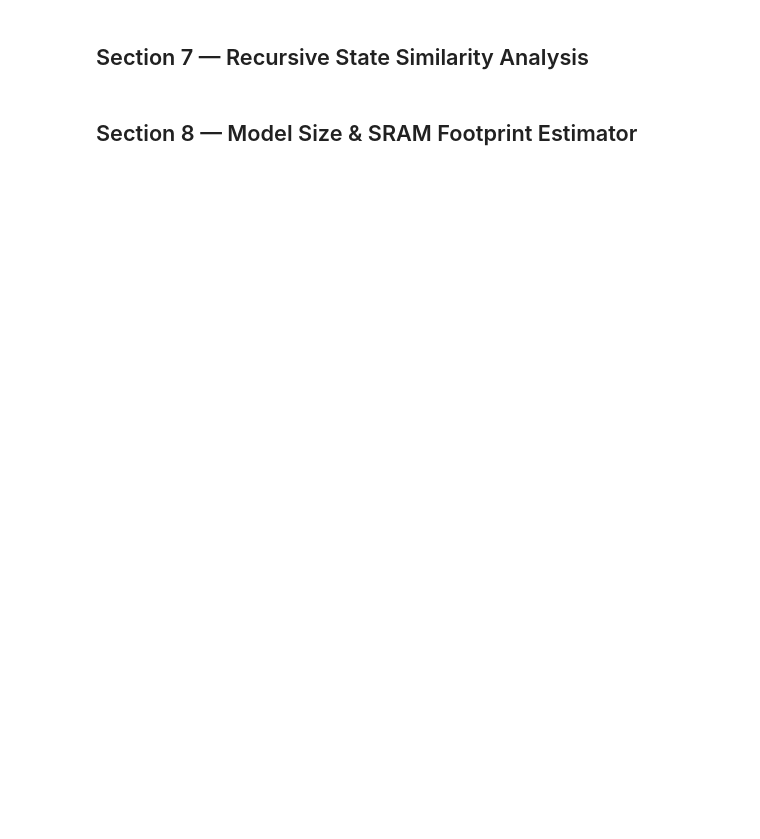
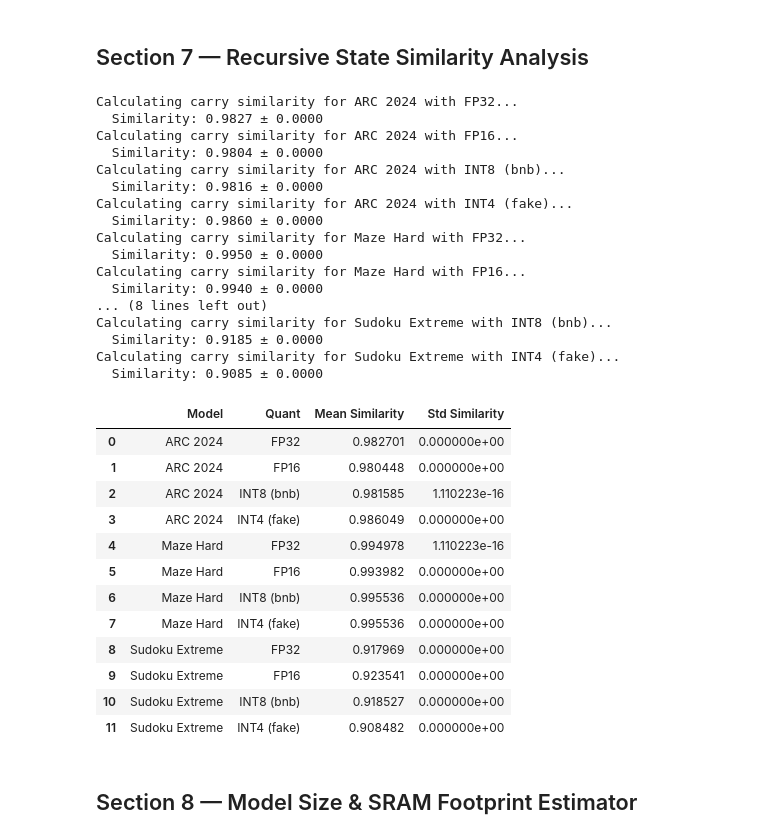
Before and after one commit to Seqaeon/EdgeTRM, a Jupyter notebook: edge-trm-consolidated.ipynb, the cells around one changed output. Cells and saved outputs as stored; diff of their text form; code cells hidden in the pictures; blank space fills up the shorter version.

```diff
--- a/edge-trm-consolidated.ipynb
+++ b/edge-trm-consolidated.ipynb
@@ -216,13 +265,17 @@ def load_trm_model(name, checkpoint_path, config_dict):
     if 'model' in state_dict:
         state_dict = state_dict['model']
 
-    unwanted_prefix = '_orig_mod.model.'
     clean_state_dict = {}
     for k, v in state_dict.items():
-        if k.startswith(unwanted_prefix):
-            clean_state_dict[k[len(unwanted_prefix):]] = v
-        else:
-            clean_state_dict[k] = v
+        new_key = k
+        while True:
+            if new_key.startswith('_orig_mod.'):
+                new_key = new_key[len('_orig_mod.'):]
+            elif new_key.startswith('model.'):
+                new_key = new_key[len('model.'):]
+            else:
+                break
+        clean_state_dict[new_key] = v
 
     # Robust resizing of the puzzle embedding weights to preserve learned parameters
     puzzle_emb_name = "inner.puzzle_emb.weights"
@@ -300,7 +360,7 @@ def build_loader(dir_path, batch_size=64):
     return loader
 
 loader_arc = build_loader("./data/arc2test-aug-128/test")
-loader_maze = build_loader("./data/maze-hard/test")
+loader_maze = build_loader("./data/maze-30x30-hard-1k/test")
 loader_sudoku = build_loader("./data/sudoku-extreme-full/test", batch_size=512)
 # %% [markdown]
 ## Section 4 — Model-Specific Evaluators & Seed-loop Wrapper
@@ -549,7 +609,7 @@ def evaluate_batch_trm(mdl, loader, device, n_sup_max=16, max_batches=None, retu
     else:
         return pass_1_acc, cell_acc, ms_per_puzzle, total_samples
 
-def evaluate_across_seeds(model_name, mdl, loader, seeds=[42, 43, 44], **kwargs):
+def evaluate_across_seeds(model_name, mdl, loader, seeds=[42], **kwargs):
     results = []
     if loader is None:
         return [{ "seed": s, "exact1": 0.0, "exact2": 0.0, "cell": 0.0, "ms": 0.0 } for s in seeds]
@@ -589,6 +816,7 @@ def quantize_int8_bnb(mdl):
     m = copy.deepcopy(get_inner(mdl)).cuda()
     for name, module in list(m.named_modules()):
         if not isinstance(module, (nn.Linear, CastedLinear)): continue
+        if "lm_head" in name or "q_head" in name or "mlp_t" in name: continue
         out_f, in_f = module.weight.shape
         new_layer = Linear8bitLt(in_f, out_f, bias=module.bias is not None, has_fp16_weights=False, threshold=6.0).cuda()
         new_layer.weight = bnb.nn.Int8Params(module.weight.data.to(torch.float16), requires_grad=False, has_fp16_weights=False)
@@ -679,6 +976,10 @@ df_sweep.pivot(index=["Model", "H", "n_sup"], columns="Seed", values="Pass@1")
 # %%
 def hook_carry_similarity(model_obj, loader, device):
     inner = get_inner(model_obj)
+    if hasattr(inner, '_forward_hooks'):
+        inner._forward_hooks.clear()
+    if hasattr(inner, 'inner') and hasattr(inner.inner, 'L_level') and hasattr(inner.inner.L_level, '_forward_hooks'):
+        inner.inner.L_level._forward_hooks.clear()
     similarities = []
     def hook_fn(module, inputs, outputs):
         next_carry = outputs[0]
@@ -688,35 +989,74 @@ def hook_carry_similarity(model_obj, loader, device):
             similarities.append(cos_sim.item())
         hook_fn.prev_z_H = z_H.clone()
     hook_fn.prev_z_H = None
-    handle = inner.L_level.register_forward_hook(hook_fn)
+    handle = inner.register_forward_hook(hook_fn)
     batch = next(iter(loader))
     inputs, labels, pids = [t.to(device) for t in batch]
     batch_dict = {"inputs": inputs.to(torch.int32), "labels": labels.to(torch.int32), "puzzle_identifiers": pids.to(torch.int32)}
     carry = inner.initial_carry(batch_dict)
+    from models.recursive_reasoning.trm import TinyRecursiveReasoningModel_ACTV1Carry, TinyRecursiveReasoningModel_ACTV1InnerCarry
+    ic = carry.inner_carry
+    carry = TinyRecursiveReasoningModel_ACTV1Carry(
+        inner_carry=TinyRecursiveReasoningModel_ACTV1InnerCarry(z_H=ic.z_H.to(device), z_L=ic.z_L.to(device)),
+        steps=carry.steps.to(device),
+        halted=carry.halted.to(device),
+        current_data={k: v.to(device) for k, v in carry.current_data.items()},
+    )
     for _ in range(8):
         carry, _ = inner(carry, batch_dict)
     handle.remove()
     return np.mean(similarities) if similarities else 1.0
 
 sim_records = []
 for model_name, model_obj, loader, _ in models_list:
     if loader is None: continue
     for q_name, q_fn in quant_methods:
         print(f"Calculating carry similarity for {model_name} with {q_name}...")
         q_model = q_fn(model_obj)
         seeds_sim = []
         for seed in [42, 43, 44]:
             torch.manual_seed(seed)
             np.random.seed(seed)
             seeds_sim.append(hook_carry_similarity(q_model, loader, DEVICE))
         mean_sim = np.mean(seeds_sim)
         std_sim = np.std(seeds_sim)
         print(f"  Similarity: {mean_sim:.4f} ± {std_sim:.4f}")
         sim_records.append({
             "Model": model_name, "Quant": q_name, "Mean Similarity": mean_sim, "Std Similarity": std_sim
         })
 df_sim = pd.DataFrame(sim_records)
 df_sim
+# %% [output]
+Calculating carry similarity for ARC 2024 with FP32...
+  Similarity: 0.9827 ± 0.0000
+Calculating carry similarity for ARC 2024 with FP16...
+  Similarity: 0.9804 ± 0.0000
+Calculating carry similarity for ARC 2024 with INT8 (bnb)...
+  Similarity: 0.9816 ± 0.0000
+Calculating carry similarity for ARC 2024 with INT4 (fake)...
+  Similarity: 0.9860 ± 0.0000
+Calculating carry similarity for Maze Hard with FP32...
+  Similarity: 0.9950 ± 0.0000
+Calculating carry similarity for Maze Hard with FP16...
+  Similarity: 0.9940 ± 0.0000
+... (8 lines left out)
+Calculating carry similarity for Sudoku Extreme with INT8 (bnb)...
+  Similarity: 0.9185 ± 0.0000
+Calculating carry similarity for Sudoku Extreme with INT4 (fake)...
+  Similarity: 0.9085 ± 0.0000
+|  | Model | Quant | Mean Similarity | Std Similarity |
+| 0 | ARC 2024 | FP32 | 0.982701 | 0.000000e+00 |
+| 1 | ARC 2024 | FP16 | 0.980448 | 0.000000e+00 |
+| 2 | ARC 2024 | INT8 (bnb) | 0.981585 | 1.110223e-16 |
+| 3 | ARC 2024 | INT4 (fake) | 0.986049 | 0.000000e+00 |
+| 4 | Maze Hard | FP32 | 0.994978 | 1.110223e-16 |
+| 5 | Maze Hard | FP16 | 0.993982 | 0.000000e+00 |
+| 6 | Maze Hard | INT8 (bnb) | 0.995536 | 0.000000e+00 |
+| 7 | Maze Hard | INT4 (fake) | 0.995536 | 0.000000e+00 |
+| 8 | Sudoku Extreme | FP32 | 0.917969 | 0.000000e+00 |
+| 9 | Sudoku Extreme | FP16 | 0.923541 | 0.000000e+00 |
+| 10 | Sudoku Extreme | INT8 (bnb) | 0.918527 | 0.000000e+00 |
+| 11 | Sudoku Extreme | INT4 (fake) | 0.908482 | 0.000000e+00 |
 # %% [markdown]
 ## Section 8 — Model Size & SRAM Footprint Estimator
 # %%
```
Also changed, not shown: parts of 25 cells of this notebook.
